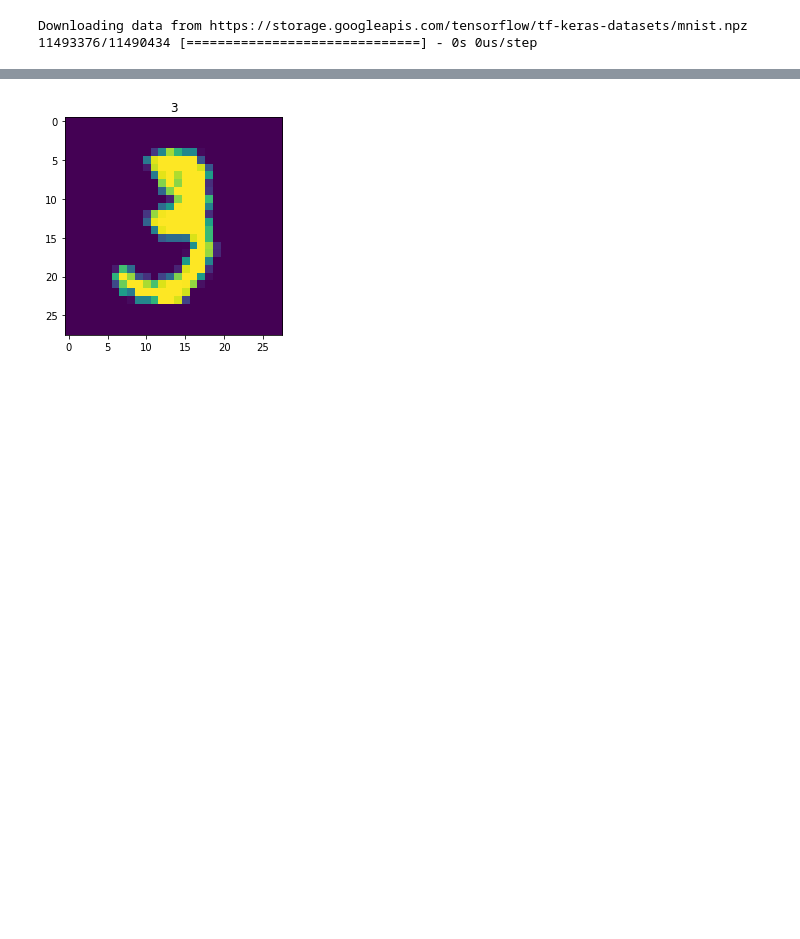
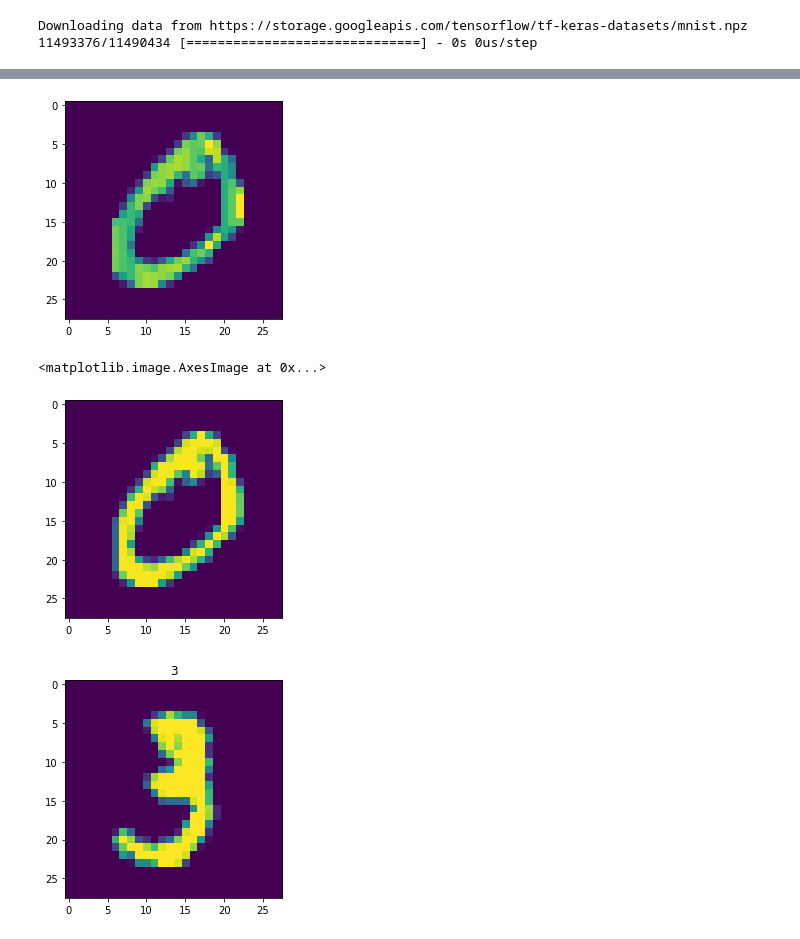
Before and after one commit to Atharva-77/ML-Kaggle--Projects-Datasets, a Jupyter notebook: MNIST/MNIST.ipynb, the cells around one changed output, grey strips where cells are left out. Saved outputs shown, nothing was run; the diff lists cells and outputs as text; code cells hidden in the pictures; blank space fills up the shorter version.

```diff
--- a/MNIST/MNIST.ipynb
+++ b/MNIST/MNIST.ipynb
@@ -14,3 +38,13 @@ Downloading data from https://storage.googleapis.com/tensorflow/tf-keras-dataset
+# %%
+trainImg=train_image
+trainImg=keras.utils.normalize(trainImg,axis=1)
+plt.imshow(trainImg[1])
+plt.show()
+plt.imshow(train_image[1])
+# %% [output]
+[figure, added]
+<matplotlib.image.AxesImage at 0x...>
+[figure, added]
 # %%
 plt.imshow(train_image[10])
 plt.title(train_label[10])
```
Also changed, not shown: parts of 20 cells of this notebook.
